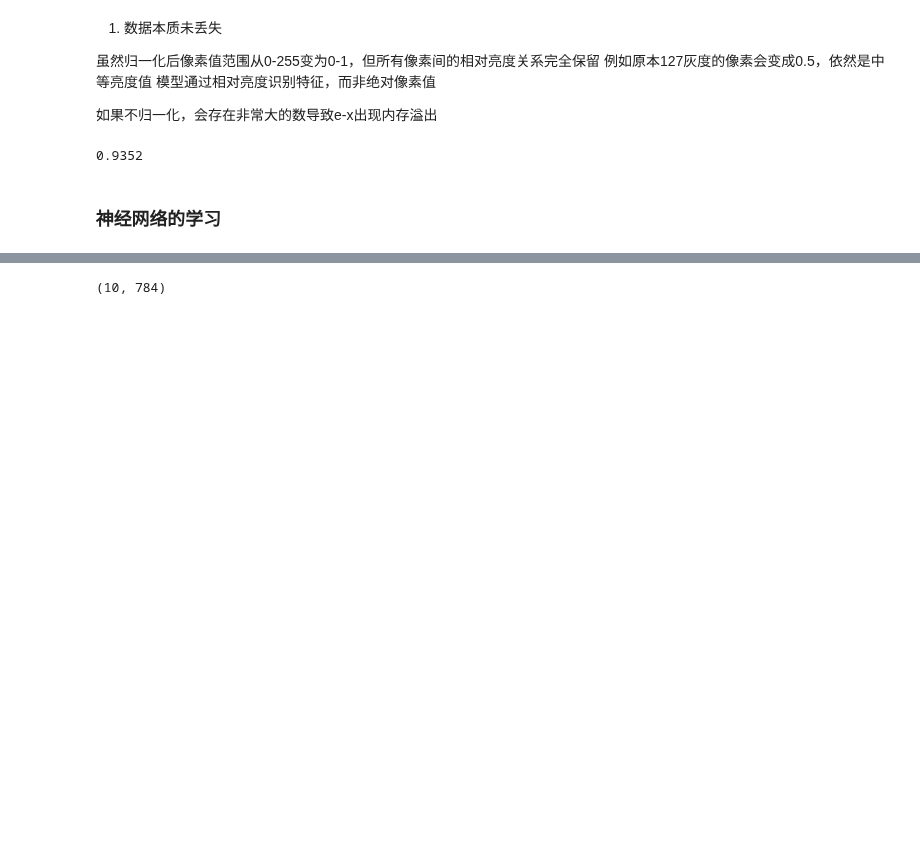
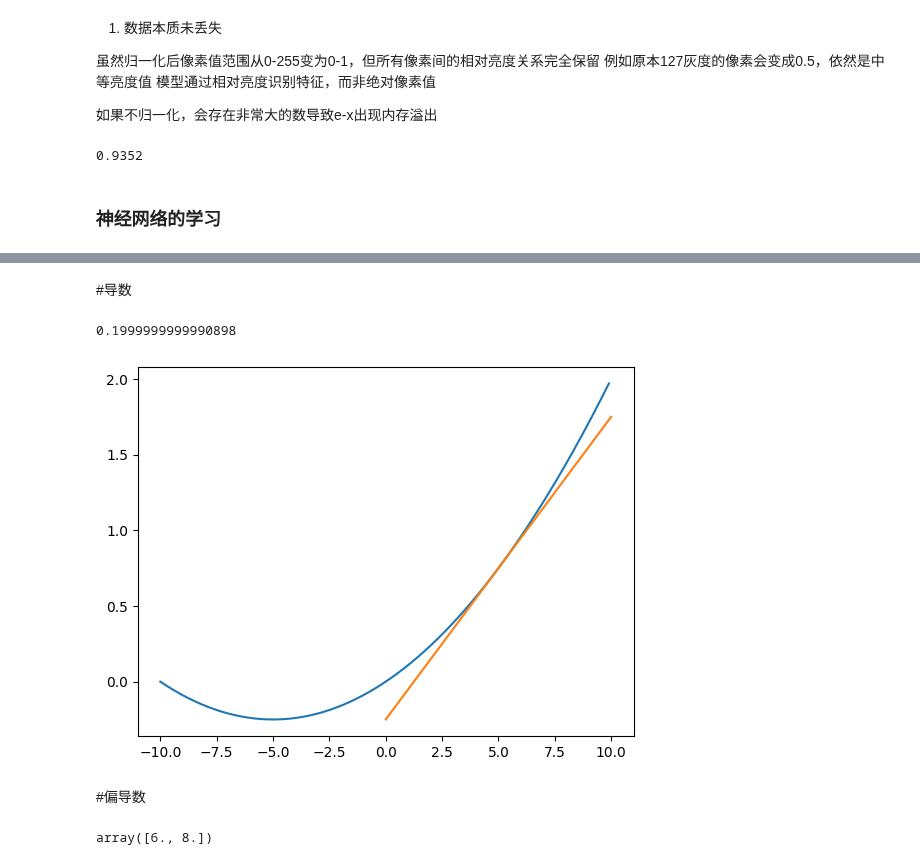
Before and after one commit to Waitmeplea/dl_learning, a Jupyter notebook: dplearning/dpbook_learning.ipynb, the cells around one changed output, grey strips where cells are left out. Drawn from its saved outputs; the diff is of its cells as text; code cells hidden in the pictures; blank space fills up the shorter version.

```diff
--- a/dplearning/dpbook_learning.ipynb
+++ b/dplearning/dpbook_learning.ipynb
@@ -207,4 +225,31 @@ batch_mask=np.random.choice(60000, 10)
-# %%
-x_train[choice_index].shape
-# %% [output]
-(10, 784)
+# %% [markdown]
+#导数
+# %%
+def numerical_diff(f,x):
+    h=10e-5
+    return (f(x+h) - f(x-h))/(2*h)
+# %%
+def function_1(x):
+    return 0.01*x**2 + 0.1*x
+# %%
+numerical_diff(function_1,5)
+# %% [output]
+0.1999999999990898
+# %%
+import matplotlib.pyplot as plt
+x=np.arange(-10,10,0.1)
+y=function_1(x)
+plt.plot(x,y)
+
+x0, y0 = 5, function_1(5)  # 已知点
+k = numerical_diff(function_1,5)       # 斜率
+
+# 生成两个 x 值（例如 x=0 和 x=5），计算对应的 y 值
+x_values = np.array([0, 10])
+y_values = k * (x_values - x0) + y0
+plt.plot(x_values, y_values)
+plt.show()
+# %% [output]
+[figure, added]
+# %% [markdown]
+#偏导数
@@ -210,0 +279,4 @@ x_train[choice_index].shape
+# %%
+numerical_diff(function_2,np.array([3,4]))
+# %% [output]
+array([6., 8.])
```
Also changed, not shown: parts of 20 cells of this notebook.
